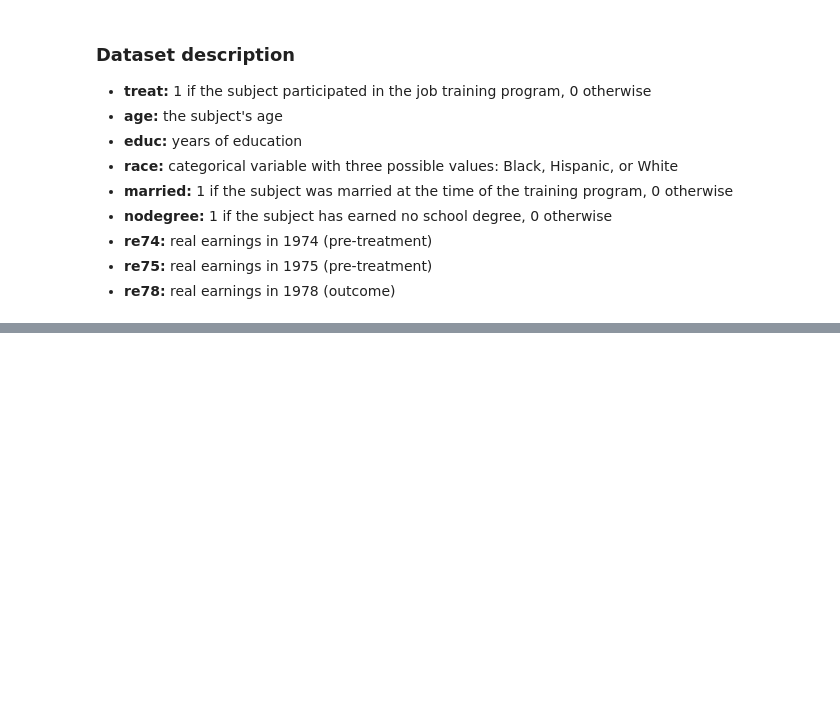
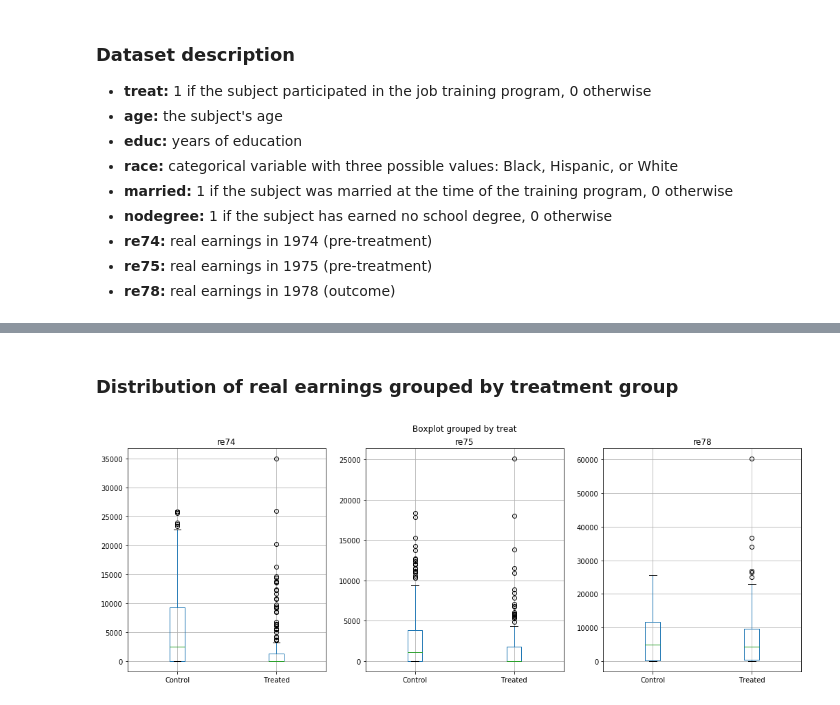
Before and after one commit to Roussaky/ada-EPFL, a Jupyter notebook: Homework4/Homework4.ipynb, the cells around one changed output, grey strips where cells are left out. Cells and saved outputs as stored; diff of their text form; code cells hidden in the pictures; blank space fills up the shorter version.

```diff
--- a/Homework4/Homework4.ipynb
+++ b/Homework4/Homework4.ipynb
@@ -76,0 +123,14 @@ Subject_JTP
+# %% [markdown]
+### Distribution of real earnings grouped by treatment group
+# %%
+#continuous parameters
+params = ["re74", "re75", "re78"]
+
+#boxplot
+fig, axS = plt.subplots(1, 3, figsize=(17,6))
+for ax, param in zip(axS.flatten(), params):
+    lalonde_df.boxplot(column=param, by='treat', ax=ax)
+    ax.set_xticklabels(['Control', 'Treated'])
+    ax.set_xlabel('')
+# %% [output]
+[figure, added]
```
Also changed, not shown: parts of 16 cells of this notebook, 1 other file.
